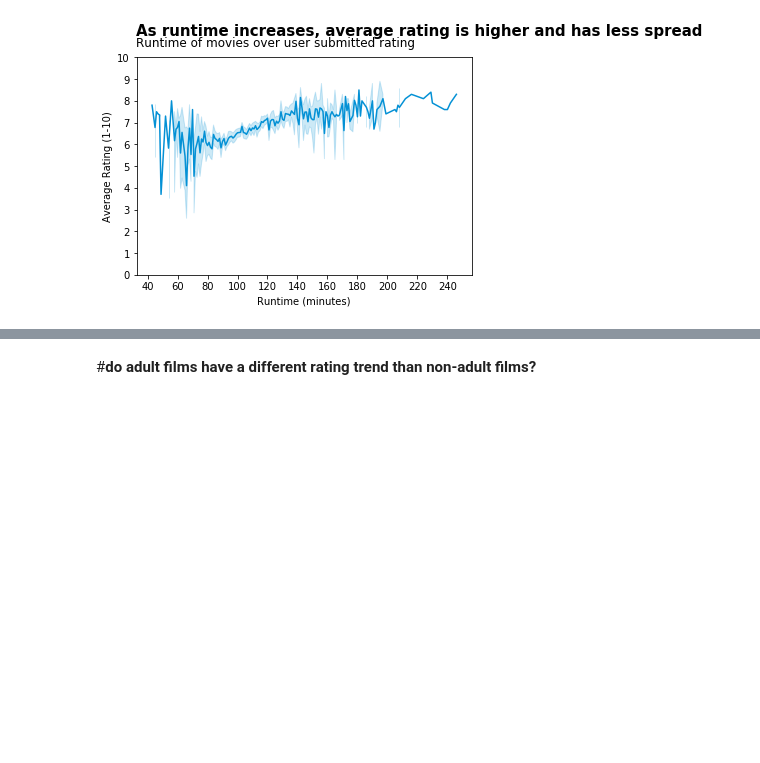
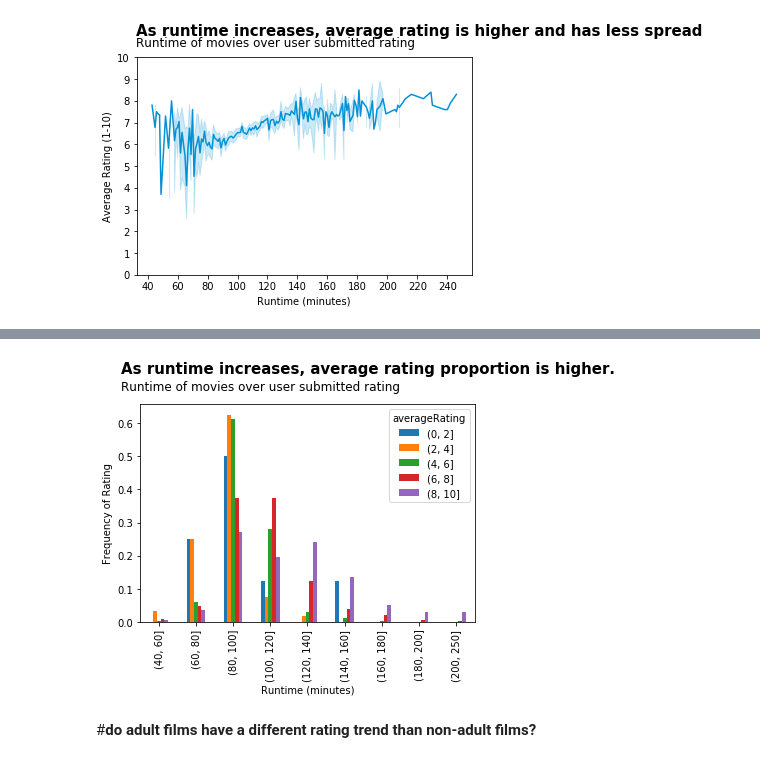
Before and after one commit to LambdaSchool/DS-Unit-1-Sprint-5-Data-Storytelling-Blog-Post, a Jupyter notebook: TristaWeek5.ipynb, the cells around one changed output, grey strips where cells are left out. Drawn from its saved outputs; the diff is of its cells as text; code cells hidden in the pictures; blank space fills up the shorter version.

```diff
--- a/TristaWeek5.ipynb
+++ b/TristaWeek5.ipynb
@@ -524,3 +525,16 @@ plt.ylabel('Average Rating (1-10)');
+# %%
+ratingRange = [0, 2, 4, 6, 8, 10]
+timeRange = [40, 60, 80, 100, 120, 140, 160, 180, 200, 250]
+runtimeBin = pd.cut(length['runtimeMinutes'], timeRange)
+ratingBin = pd.cut(length['averageRating'], ratingRange)
+ct = pd.crosstab(runtimeBin, ratingBin, normalize='columns');
+ax = ct.plot(kind='bar');
+ax.text(x=-1, y=0.75, s="As runtime increases, average rating proportion is higher.", fontsize=15, fontweight='bold')
+ax.text(x=-1, y=0.7, s='Runtime of movies over user submitted rating', fontsize=12);
+plt.xlabel('Runtime (minutes)');
+plt.ylabel('Frequency of Rating');
+# %% [output]
+[figure, added]
 # %% [markdown]
 #**do adult films have a different rating trend than non-adult films?**
 # %%
```
Also changed, not shown: parts of 26 cells of this notebook.
